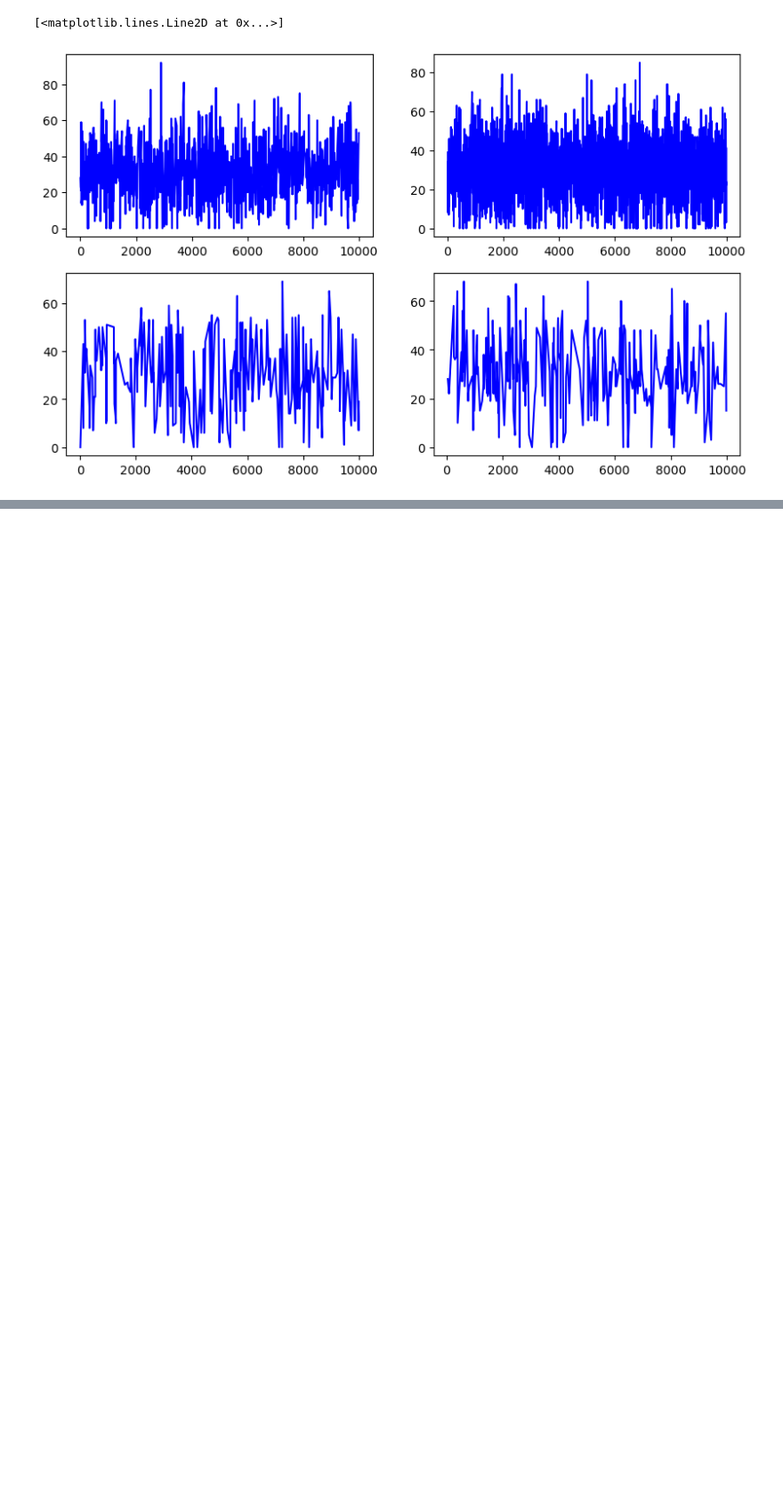
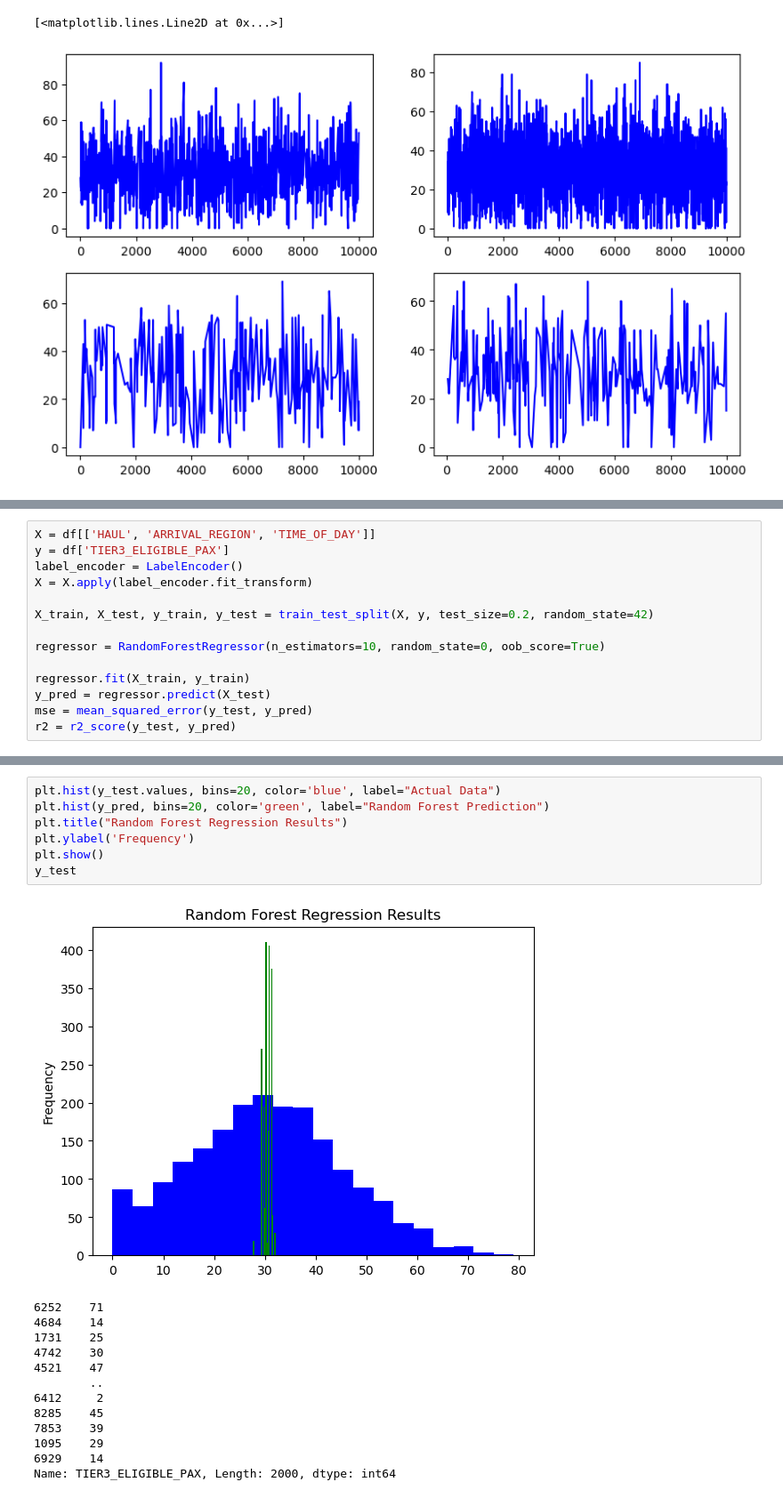
Before and after one commit to salty511/ba-data-course, a Jupyter notebook: lounge-access.ipynb, the cells around one changed output, grey strips where cells are left out. Shown at 89% size. Drawn from its saved outputs; the diff is of its cells as text; blank space fills up the shorter version.

Commit message:
Comparing simple average to random forest model

```diff
--- a/lounge-access.ipynb
+++ b/lounge-access.ipynb
@@ -67,0 +138,14 @@ plt.hist(morning_flights['TIER1_ELIGIBLE_PAX'], bins=20, color='blue', alpha=0.7
+# %%
+X = df[['HAUL', 'ARRIVAL_REGION', 'TIME_OF_DAY']]
+y = df['TIER3_ELIGIBLE_PAX']
+label_encoder = LabelEncoder()
+X = X.apply(label_encoder.fit_transform)
+
+X_train, X_test, y_train, y_test = train_test_split(X, y, test_size=0.2, random_state=42)
+
+regressor = RandomForestRegressor(n_estimators=10, random_state=0, oob_score=True)
+
+regressor.fit(X_train, y_train)
+y_pred = regressor.predict(X_test)
+mse = mean_squared_error(y_test, y_pred)
+r2 = r2_score(y_test, y_pred)
@@ -67,0 +166,21 @@ plt.hist(morning_flights['TIER1_ELIGIBLE_PAX'], bins=20, color='blue', alpha=0.7
+# %%
+plt.hist(y_test.values, bins=20, color='blue', label="Actual Data")
+plt.hist(y_pred, bins=20, color='green', label="Random Forest Prediction")
+plt.title("Random Forest Regression Results")
+plt.ylabel('Frequency')
+plt.show()
+y_test
+# %% [output]
+[figure, added]
+6252    71
+4684    14
+1731    25
+4742    30
+4521    47
+        ..
+6412     2
+8285    45
+7853    39
+1095    29
+6929    14
+Name: TIER3_ELIGIBLE_PAX, Length: 2000, dtype: int64
```
Also changed, not shown: parts of 10 cells of this notebook, 1 other file.
